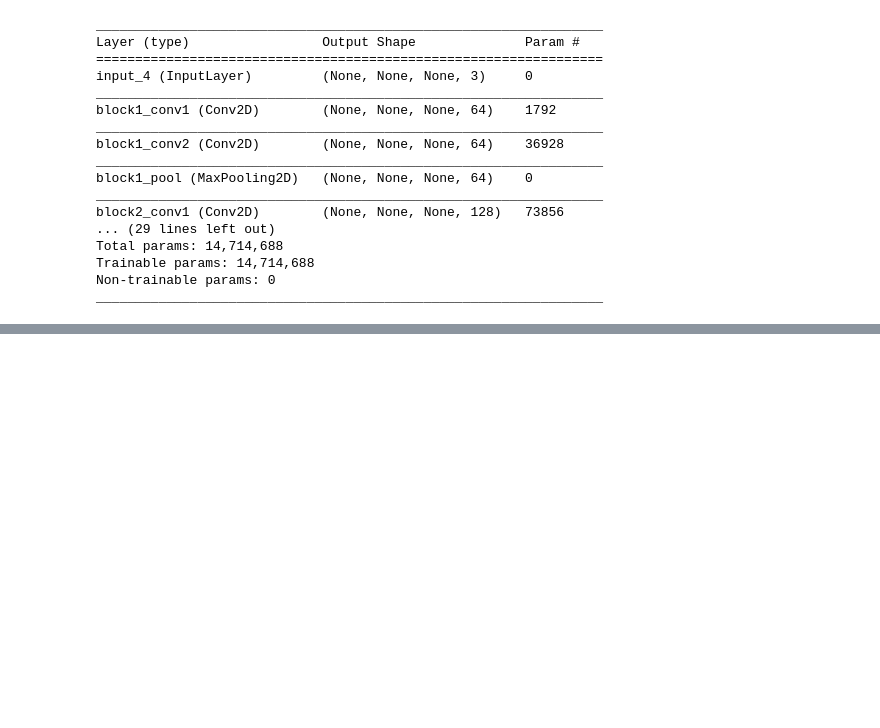
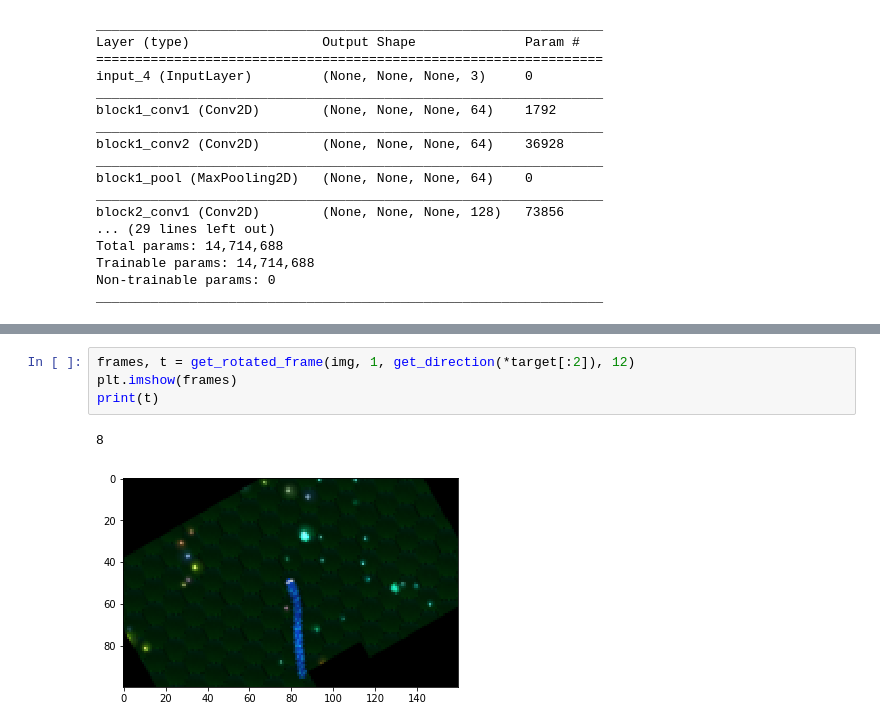
Before and after one commit to LeonidMurashov/Python_Projects, a Jupyter notebook: Keras/Wormax/Untitled.ipynb, the cells around one changed output, grey strips where cells are left out. Drawn from its saved outputs; the diff is of its cells as text; blank space fills up the shorter version.

```diff
--- a/Keras/Wormax/Untitled.ipynb
+++ b/Keras/Wormax/Untitled.ipynb
@@ -179,0 +274,7 @@ _________________________________________________________________
+# %%
+frames, t = get_rotated_frame(img, 1, get_direction(*target[:2]), 12)
+plt.imshow(frames)
+print(t)
+# %% [output]
+8
+[figure, added]
```
Also changed, not shown: parts of 11 cells of this notebook, 10 other files.
